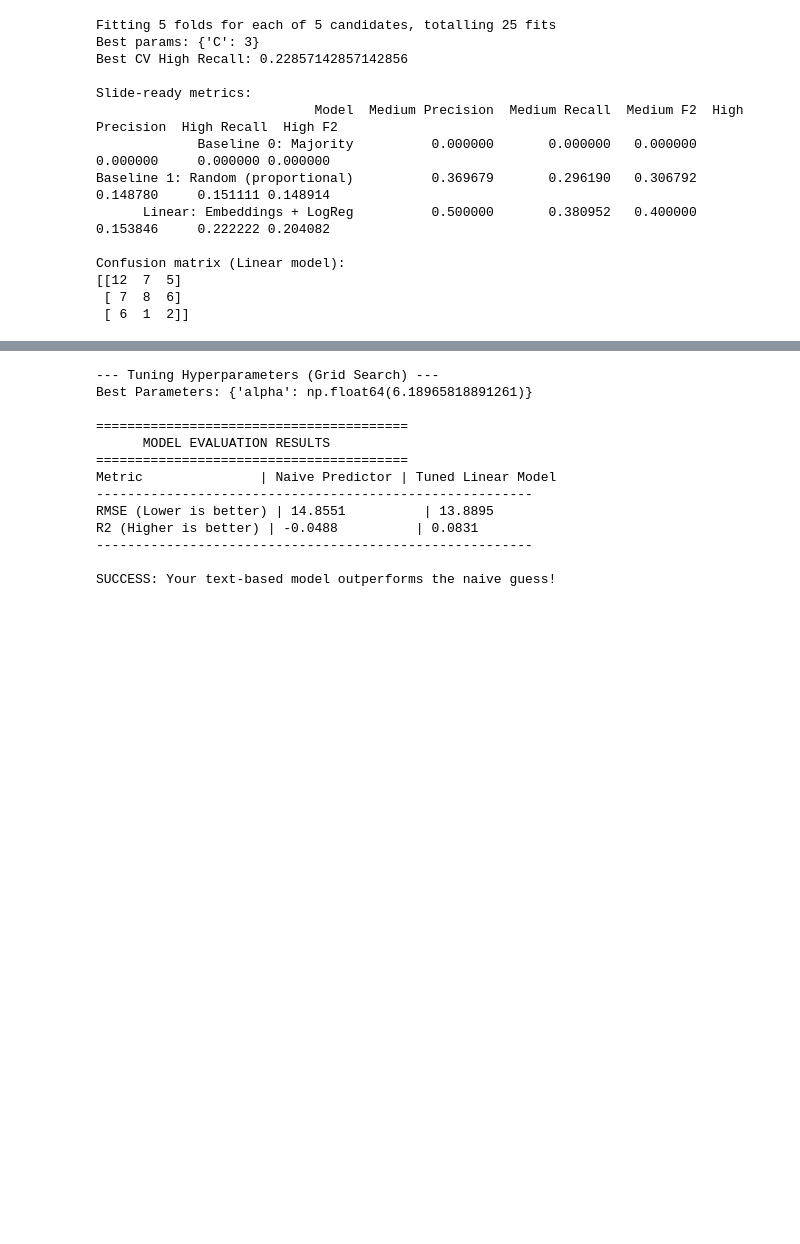
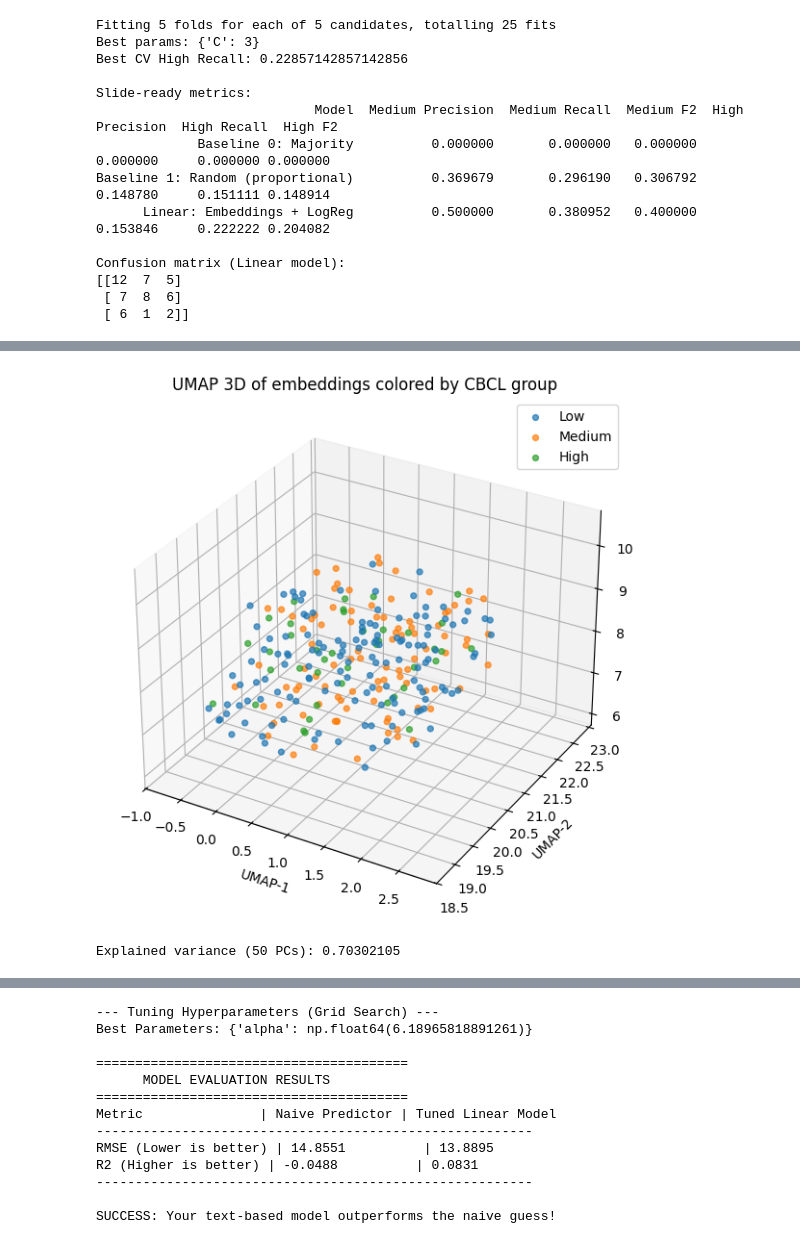
Before and after one commit to OfriA/AppliedProject52056, a Jupyter notebook: data/DataExploration.ipynb, the cells around one changed output, grey strips where cells are left out. Cells and saved outputs as stored; diff of their text form; code cells hidden in the pictures; blank space fills up the shorter version.

```diff
--- a/data/DataExploration.ipynb
+++ b/data/DataExploration.ipynb
@@ -1615,0 +1840,48 @@ results
+# %%
+import umap
+import pandas as pd
+import matplotlib.pyplot as plt
+from mpl_toolkits.mplot3d import Axes3D  # noqa: F401
+
+reducer = umap.UMAP(
+    n_components=3,
+    n_neighbors=25,   # try 10–30
+    min_dist=0.3,     # try 0.0–0.5
+    metric="cosine",
+    random_state=42
+)
+
+X_3d = reducer.fit_transform(normalized_X_embeddings)
+
+df3 = pd.DataFrame({
+    "u1": X_3d[:,0],
+    "u2": X_3d[:,1],
+    "u3": X_3d[:,2],
+    "label": y_labels
+})
+
+fig = plt.figure(figsize=(9,7))
+ax = fig.add_subplot(111, projection="3d")
+
+for lab in ["Low","Medium","High"]:
+    m = df3["label"] == lab
+    ax.scatter(df3.loc[m,"u1"], df3.loc[m,"u2"], df3.loc[m,"u3"],
+               s=18, alpha=0.7, label=lab)
+
+ax.set_title("UMAP 3D of embeddings colored by CBCL group")
+ax.set_xlabel("UMAP-1")
+ax.set_ylabel("UMAP-2")
+ax.set_zlabel("UMAP-3")
+ax.legend()
+plt.show()
+# %% [output]
+[figure, added]
+# %%
+from sklearn.decomposition import PCA
+
+pca50 = PCA(n_components=50, random_state=42)
+X50 = pca50.fit_transform(X_EER_embeddings)
+
+print("Explained variance (50 PCs):", pca50.explained_variance_ratio_.sum())
+# %% [output]
+Explained variance (50 PCs): 0.70302105
```
Also changed, not shown: parts of 7 cells of this notebook.
